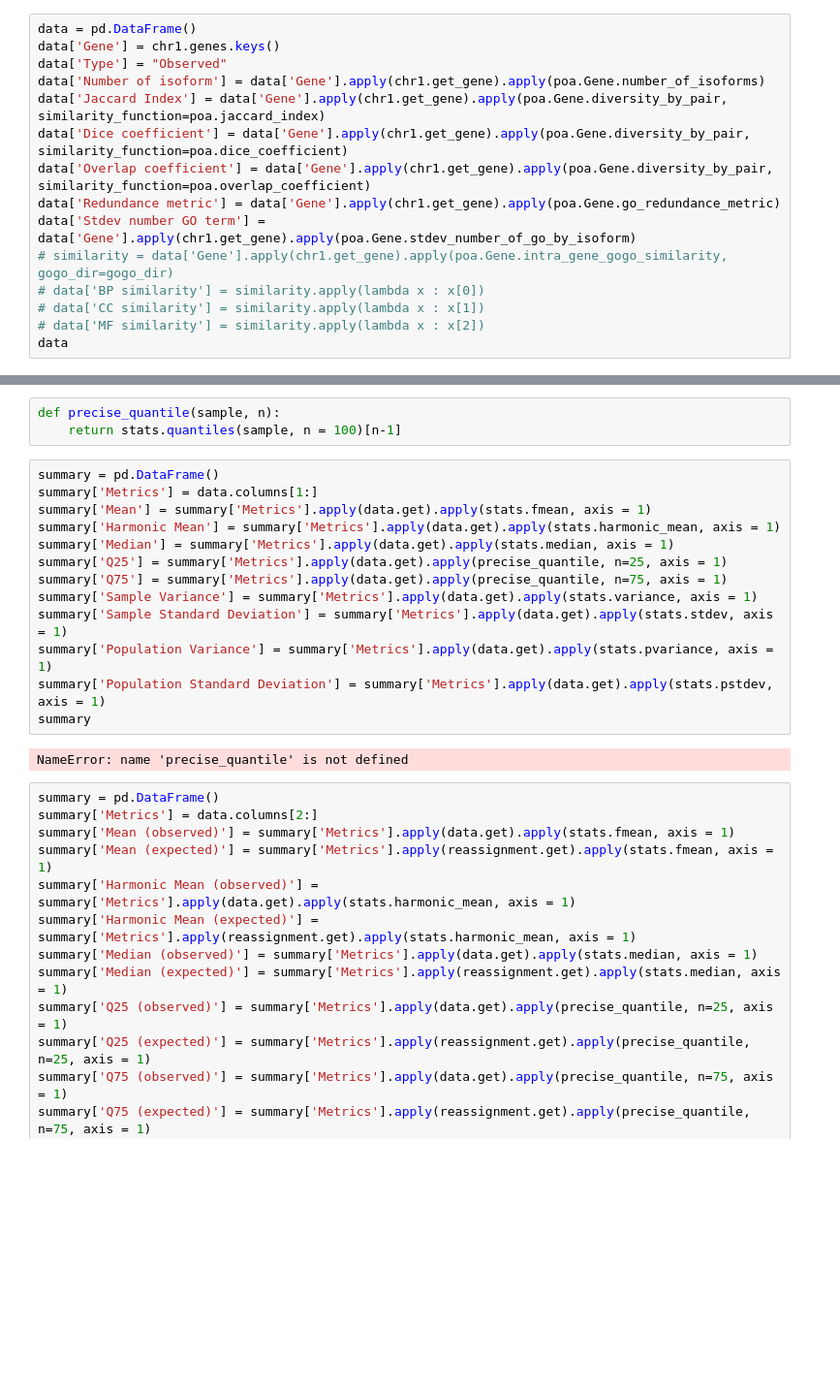
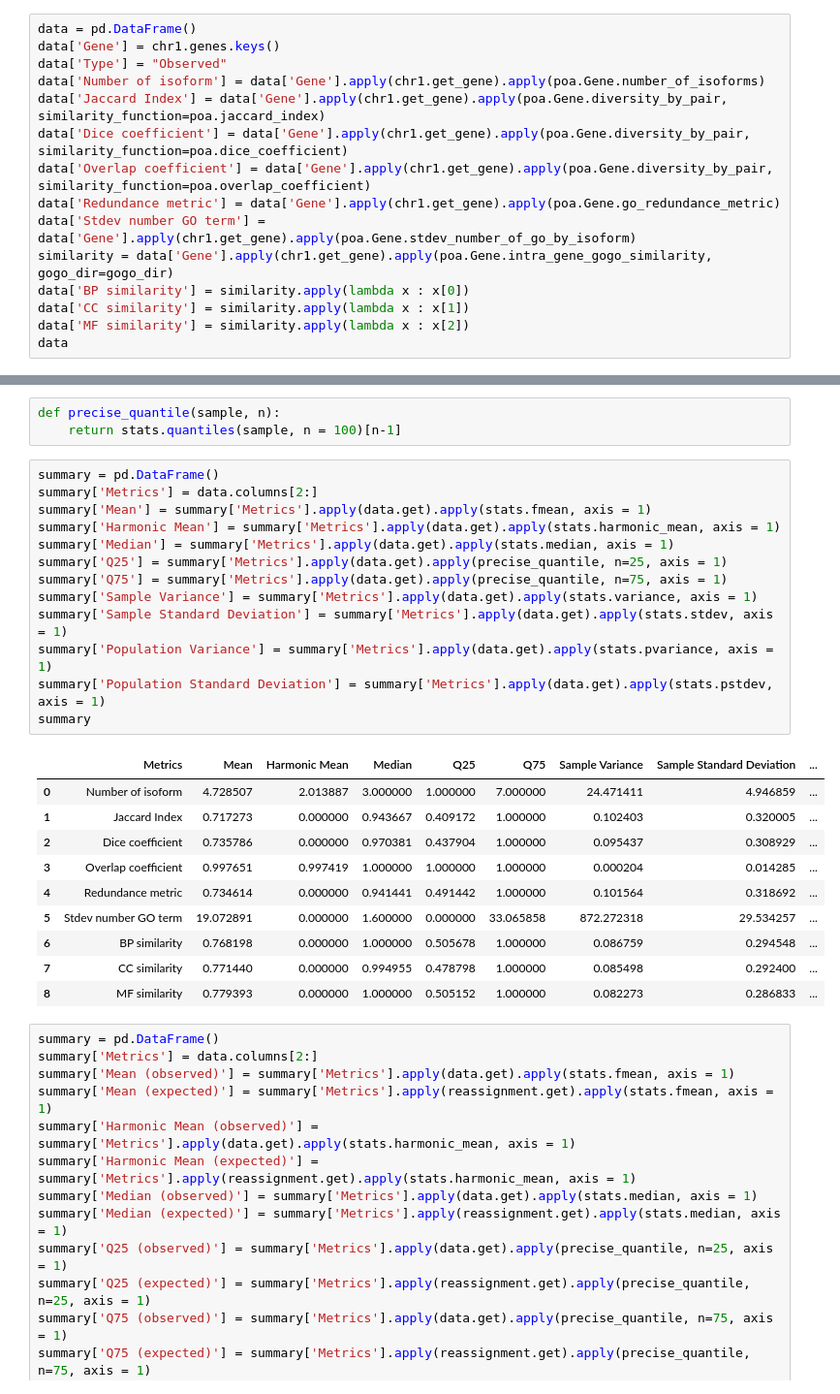
Before and after one commit to pierregerenton/multiisoformVSsingleisoform, a Jupyter notebook: src/analysis_notebook/intragene_isoform_diversity.ipynb, the cells around one changed output, grey strips where cells are left out. Shown at 97% size. Drawn from its saved outputs; the diff is of its cells as text; blank space fills up the shorter version.

Commit message:
intragene modification bugfix

```diff
--- a/src/analysis_notebook/intragene_isoform_diversity.ipynb
+++ b/src/analysis_notebook/intragene_isoform_diversity.ipynb
@@ -141,10 +141,10 @@ data['Dice coefficient'] = data['Gene'].apply(chr1.get_gene).apply(poa.Gene.dive
 data['Overlap coefficient'] = data['Gene'].apply(chr1.get_gene).apply(poa.Gene.diversity_by_pair, similarity_function=poa.overlap_coefficient)
 data['Redundance metric'] = data['Gene'].apply(chr1.get_gene).apply(poa.Gene.go_redundance_metric)
 data['Stdev number GO term'] = data['Gene'].apply(chr1.get_gene).apply(poa.Gene.stdev_number_of_go_by_isoform)
-# similarity = data['Gene'].apply(chr1.get_gene).apply(poa.Gene.intra_gene_gogo_similarity, gogo_dir=gogo_dir)
-# data['BP similarity'] = similarity.apply(lambda x : x[0])
-# data['CC similarity'] = similarity.apply(lambda x : x[1])
-# data['MF similarity'] = similarity.apply(lambda x : x[2])
+similarity = data['Gene'].apply(chr1.get_gene).apply(poa.Gene.intra_gene_gogo_similarity, gogo_dir=gogo_dir)
+data['BP similarity'] = similarity.apply(lambda x : x[0])
+data['CC similarity'] = similarity.apply(lambda x : x[1])
+data['MF similarity'] = similarity.apply(lambda x : x[2])
 data
 # %% [output]
 |  | Gene | Type | Number of isoform | Jaccard Index | Dice coefficient | Overlap coefficient | ... |
@@ -222,19 +222,28 @@ def precise_quantile(sample, n):
     return stats.quantiles(sample, n = 100)[n-1]
 # %%
 summary = pd.DataFrame()
-summary['Metrics'] = data.columns[1:]
+summary['Metrics'] = data.columns[2:]
 summary['Mean'] = summary['Metrics'].apply(data.get).apply(stats.fmean, axis = 1)
 summary['Harmonic Mean'] = summary['Metrics'].apply(data.get).apply(stats.harmonic_mean, axis = 1)
 summary['Median'] = summary['Metrics'].apply(data.get).apply(stats.median, axis = 1)
 summary['Q25'] = summary['Metrics'].apply(data.get).apply(precise_quantile, n=25, axis = 1)
 summary['Q75'] = summary['Metrics'].apply(data.get).apply(precise_quantile, n=75, axis = 1)
 summary['Sample Variance'] = summary['Metrics'].apply(data.get).apply(stats.variance, axis = 1)
 summary['Sample Standard Deviation'] = summary['Metrics'].apply(data.get).apply(stats.stdev, axis = 1)
 summary['Population Variance'] = summary['Metrics'].apply(data.get).apply(stats.pvariance, axis = 1)
 summary['Population Standard Deviation'] = summary['Metrics'].apply(data.get).apply(stats.pstdev, axis = 1)
 summary
 # %% [output]
-NameError: name 'precise_quantile' is not defined
+|  | Metrics | Mean | Harmonic Mean | Median | Q25 | Q75 | Sample Variance | Sample Standard Deviation | ... |
+| 0 | Number of isoform | 4.728507 | 2.013887 | 3.000000 | 1.000000 | 7.000000 | 24.471411 | 4.946859 | ... |
+| 1 | Jaccard Index | 0.717273 | 0.000000 | 0.943667 | 0.409172 | 1.000000 | 0.102403 | 0.320005 | ... |
+| 2 | Dice coefficient | 0.735786 | 0.000000 | 0.970381 | 0.437904 | 1.000000 | 0.095437 | 0.308929 | ... |
+| 3 | Overlap coefficient | 0.997651 | 0.997419 | 1.000000 | 1.000000 | 1.000000 | 0.000204 | 0.014285 | ... |
+| 4 | Redundance metric | 0.734614 | 0.000000 | 0.941441 | 0.491442 | 1.000000 | 0.101564 | 0.318692 | ... |
+| 5 | Stdev number GO term | 19.072891 | 0.000000 | 1.600000 | 0.000000 | 33.065858 | 872.272318 | 29.534257 | ... |
+| 6 | BP similarity | 0.768198 | 0.000000 | 1.000000 | 0.505678 | 1.000000 | 0.086759 | 0.294548 | ... |
+| 7 | CC similarity | 0.771440 | 0.000000 | 0.994955 | 0.478798 | 1.000000 | 0.085498 | 0.292400 | ... |
+| 8 | MF similarity | 0.779393 | 0.000000 | 1.000000 | 0.505152 | 1.000000 | 0.082273 | 0.286833 | ... |
 # %%
 summary = pd.DataFrame()
 summary['Metrics'] = data.columns[2:]
```
Also changed, not shown: parts of 1 cell of this notebook, 1 other file.
